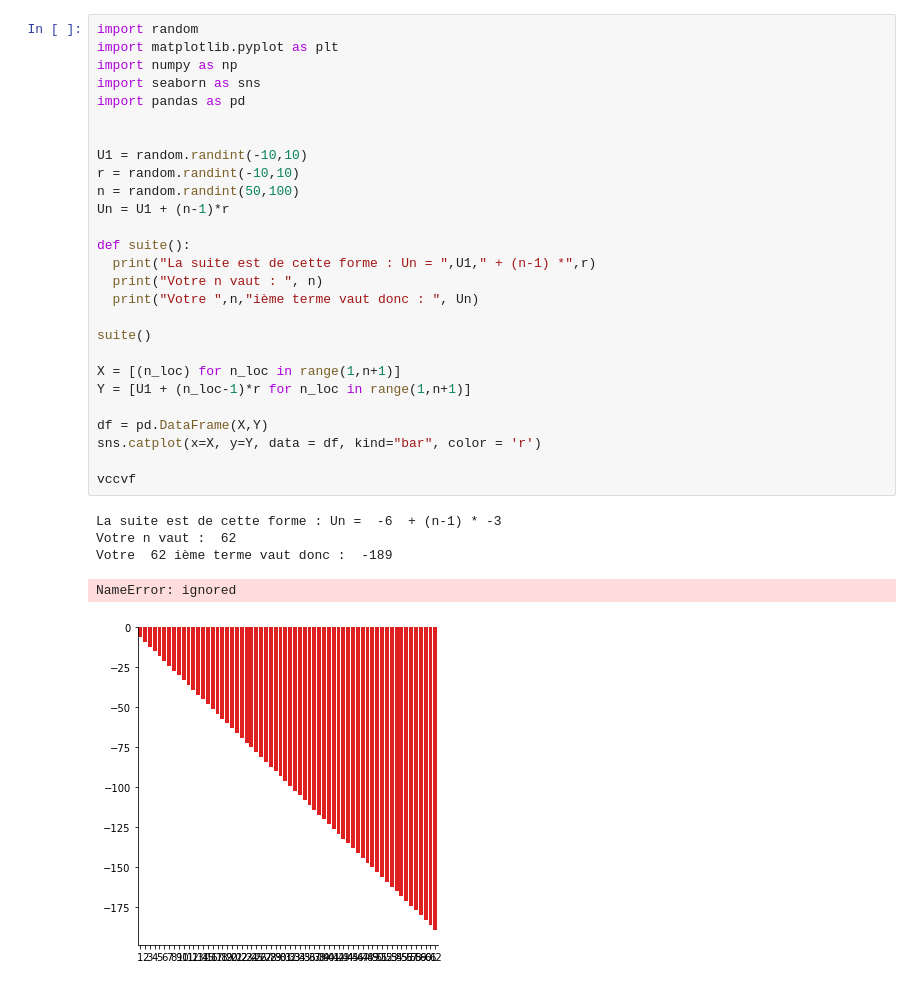
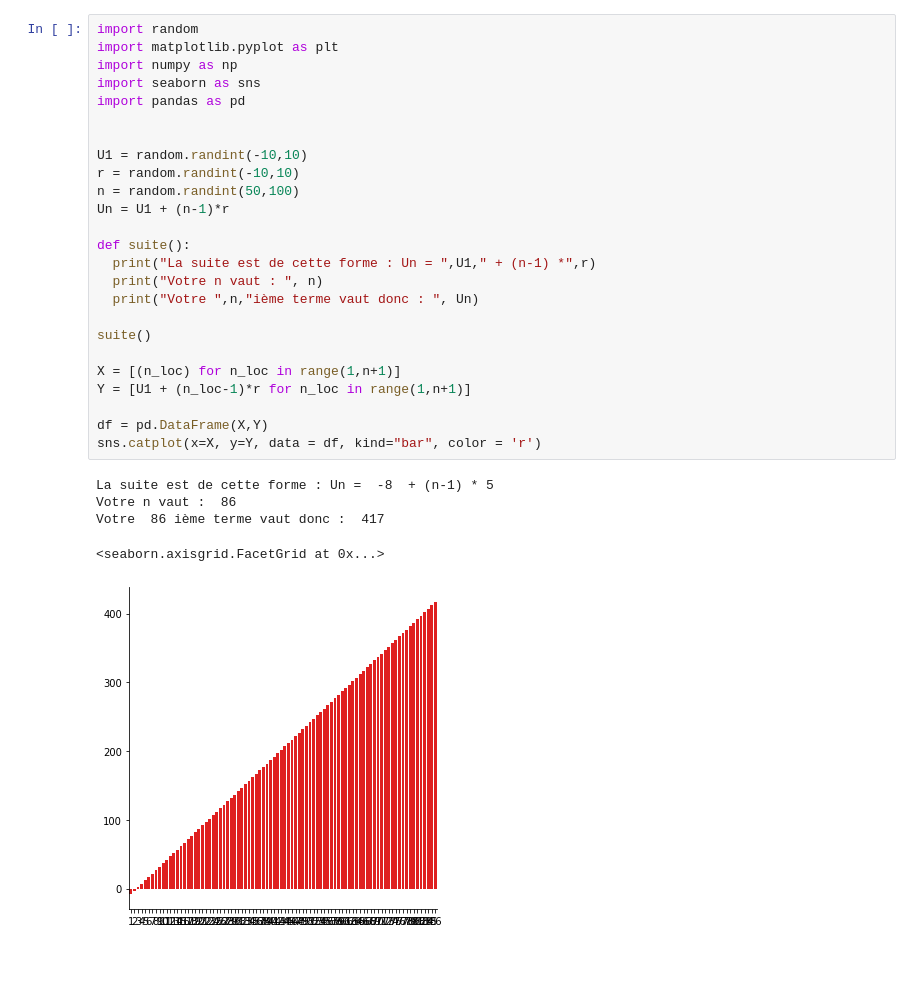
Before and after one commit to IssamMerikhi/MathApp, a Jupyter notebook: 2nd_degre.ipynb, the cells around one changed output. Drawn from its saved outputs; the diff is of its cells as text.

```diff
--- a/2nd_degre.ipynb
+++ b/2nd_degre.ipynb
@@ -33,36 +33,34 @@ Let's plot the function f and its derivative f' :
 # %%
 import random
 import matplotlib.pyplot as plt
 import numpy as np
 import seaborn as sns
 import pandas as pd
 
 
 U1 = random.randint(-10,10)
 r = random.randint(-10,10)
 n = random.randint(50,100)
 Un = U1 + (n-1)*r
 
 def suite():
   print("La suite est de cette forme : Un = ",U1," + (n-1) *",r)
   print("Votre n vaut : ", n)
   print("Votre ",n,"ième terme vaut donc : ", Un)
 
 suite()
 
 X = [(n_loc) for n_loc in range(1,n+1)]
 Y = [U1 + (n_loc-1)*r for n_loc in range(1,n+1)]
 
 df = pd.DataFrame(X,Y)
 sns.catplot(x=X, y=Y, data = df, kind="bar", color = 'r')
-
-vccvf
 # %% [output]
-La suite est de cette forme : Un =  -6  + (n-1) * -3
-Votre n vaut :  62
-Votre  62 ième terme vaut donc :  -189
+La suite est de cette forme : Un =  -8  + (n-1) * 5
+Votre n vaut :  86
+Votre  86 ième terme vaut donc :  417
-NameError: ignored
+<seaborn.axisgrid.FacetGrid at 0x...>
-[figure, old version]
+[figure, new version]
 # %%
 import random
 import numpy as np
```
Also changed, not shown: parts of 4 cells of this notebook.
